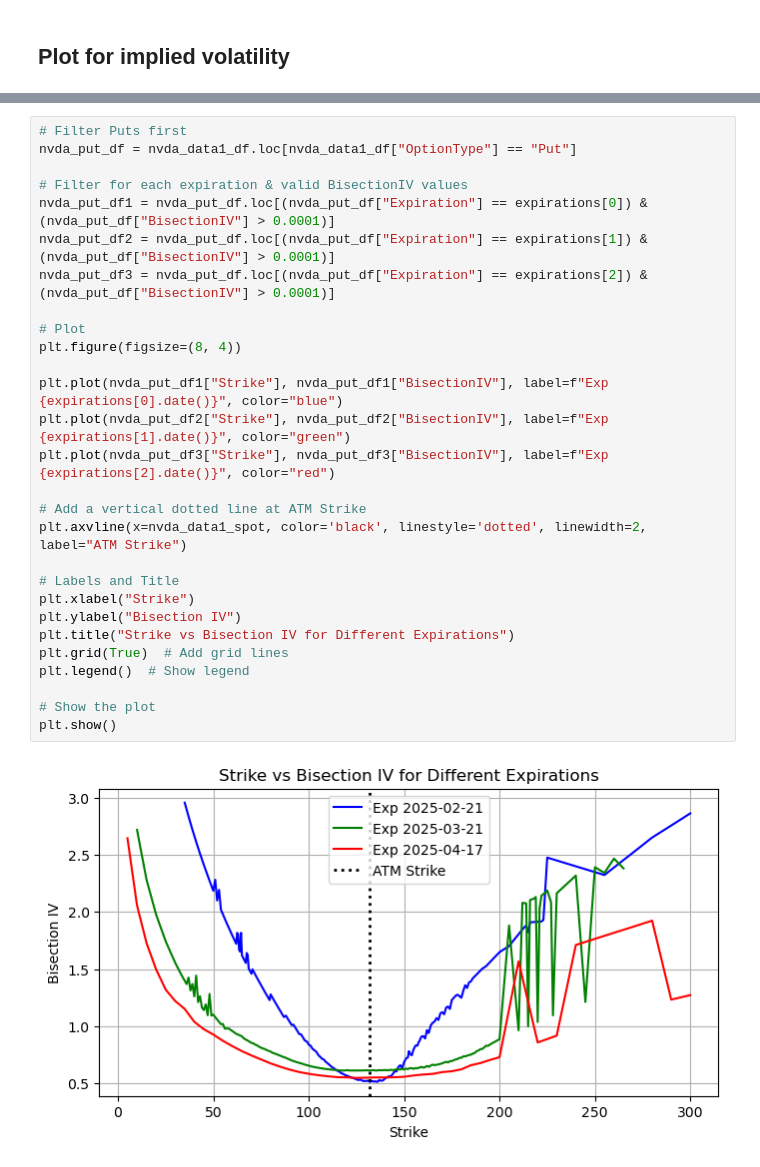
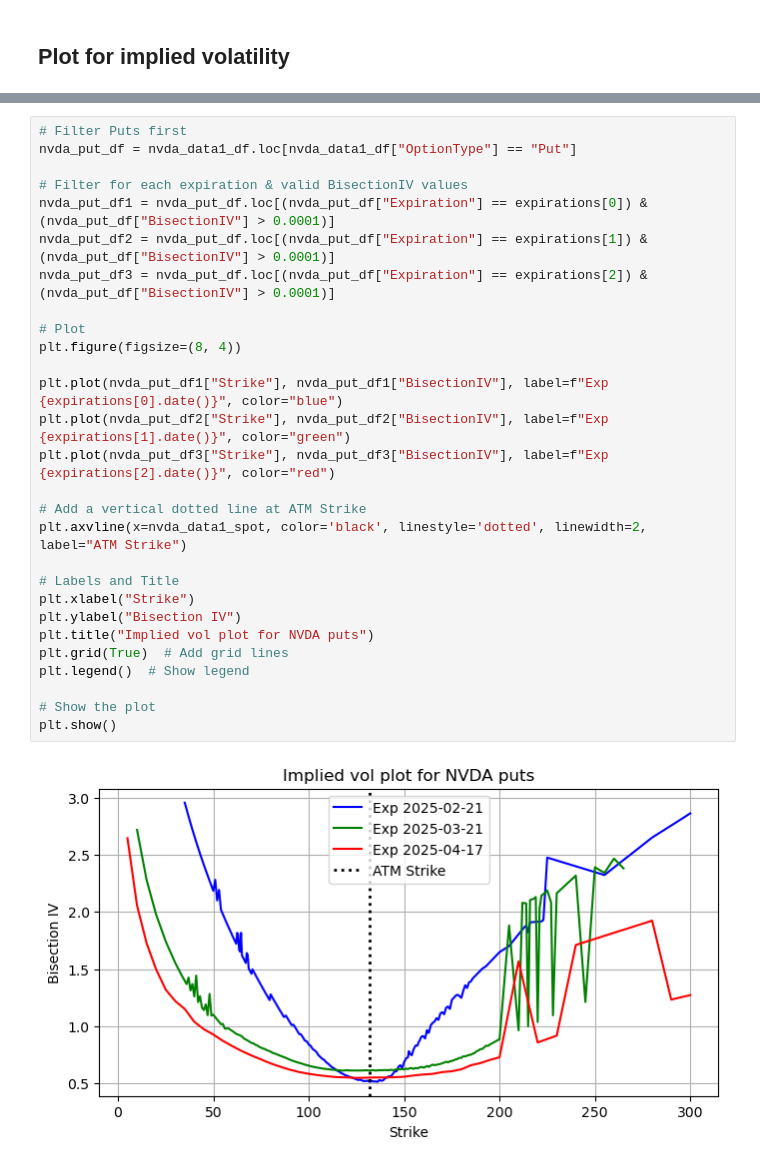
Before and after one commit to saugathacker/FE621-HW1, a Jupyter notebook: visualize_data.ipynb, the cells around one changed output, grey strips where cells are left out. Cells and saved outputs as stored; diff of their text form.

```diff
--- a/visualize_data.ipynb
+++ b/visualize_data.ipynb
@@ -240,30 +267,30 @@ plt.show()
 # %%
 # Filter Puts first
 nvda_put_df = nvda_data1_df.loc[nvda_data1_df["OptionType"] == "Put"]
 
 # Filter for each expiration & valid BisectionIV values
 nvda_put_df1 = nvda_put_df.loc[(nvda_put_df["Expiration"] == expirations[0]) & (nvda_put_df["BisectionIV"] > 0.0001)]
 nvda_put_df2 = nvda_put_df.loc[(nvda_put_df["Expiration"] == expirations[1]) & (nvda_put_df["BisectionIV"] > 0.0001)]
 nvda_put_df3 = nvda_put_df.loc[(nvda_put_df["Expiration"] == expirations[2]) & (nvda_put_df["BisectionIV"] > 0.0001)]
 
 # Plot
 plt.figure(figsize=(8, 4))
 
 plt.plot(nvda_put_df1["Strike"], nvda_put_df1["BisectionIV"], label=f"Exp {expirations[0].date()}", color="blue")
 plt.plot(nvda_put_df2["Strike"], nvda_put_df2["BisectionIV"], label=f"Exp {expirations[1].date()}", color="green")
 plt.plot(nvda_put_df3["Strike"], nvda_put_df3["BisectionIV"], label=f"Exp {expirations[2].date()}", color="red")
 
 # Add a vertical dotted line at ATM Strike
 plt.axvline(x=nvda_data1_spot, color='black', linestyle='dotted', linewidth=2, label="ATM Strike")
 
 # Labels and Title
 plt.xlabel("Strike")
 plt.ylabel("Bisection IV")
-plt.title("Strike vs Bisection IV for Different Expirations")
+plt.title("Implied vol plot for NVDA puts")
 plt.grid(True)  # Add grid lines
 plt.legend()  # Show legend
 
 # Show the plot
 plt.show()
 # %% [output]
-[figure, old version]
+[figure, new version]
```
Also changed, not shown: parts of 21 cells of this notebook, 19 other files.
